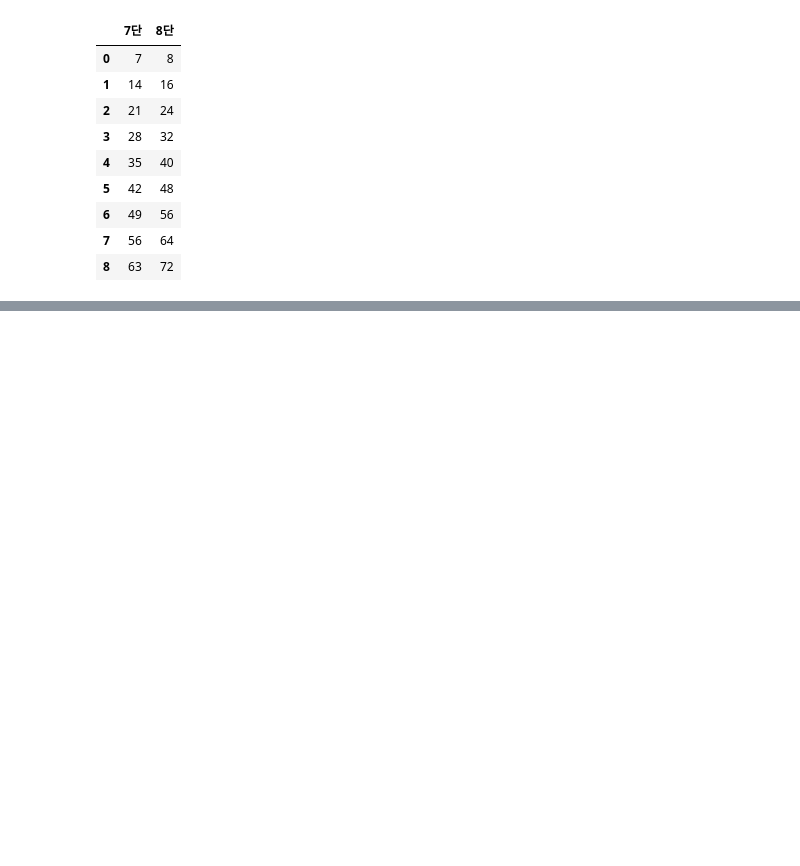
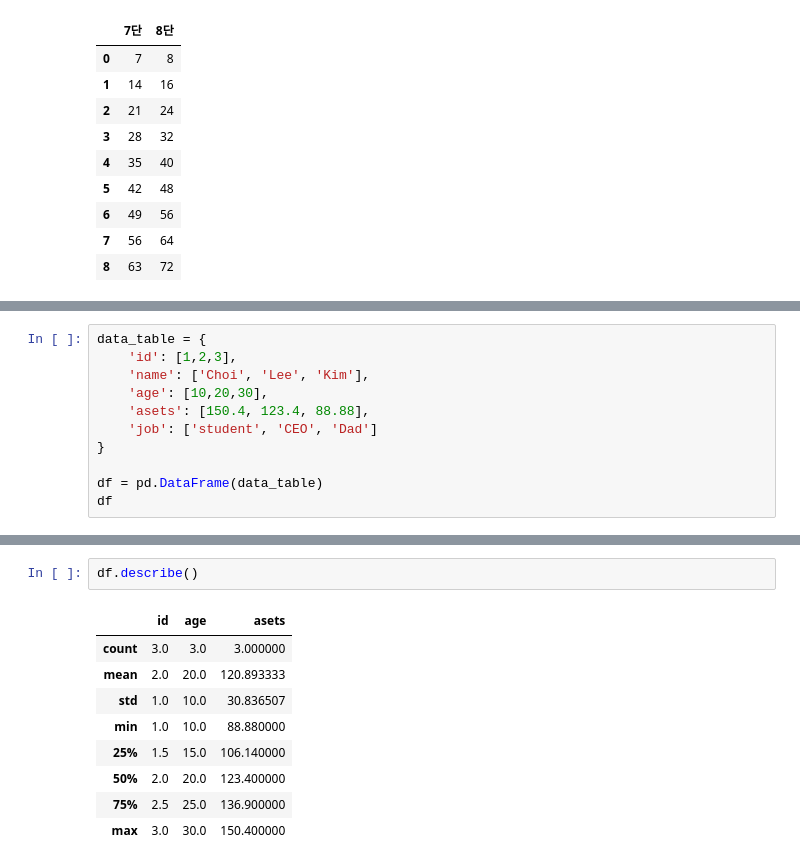
Before and after one commit to gasbugs/ML20221011, a Jupyter notebook: 2주차/4일차 - .ipynb, the cells around one changed output, grey strips where cells are left out. Drawn from its saved outputs; the diff is of its cells as text; blank space fills up the shorter version.

```diff
--- a/2주차/4일차 - .ipynb
+++ b/2주차/4일차 - .ipynb
@@ -282,0 +285,11 @@ df2.sort_index(axis=1, ascending=True)
+# %%
+data_table = {
+    'id': [1,2,3],
+    'name': ['Choi', 'Lee', 'Kim'],
+    'age': [10,20,30],
+    'asets': [150.4, 123.4, 88.88],
+    'job': ['student', 'CEO', 'Dad']
+}
+
+df = pd.DataFrame(data_table)
+df
@@ -282,0 +331,12 @@ df2.sort_index(axis=1, ascending=True)
+# %%
+df.describe()
+# %% [output]
+|  | id | age | asets |
+| count | 3.0 | 3.0 | 3.000000 |
+| mean | 2.0 | 20.0 | 120.893333 |
+| std | 1.0 | 10.0 | 30.836507 |
+| min | 1.0 | 10.0 | 88.880000 |
+| 25% | 1.5 | 15.0 | 106.140000 |
+| 50% | 2.0 | 20.0 | 123.400000 |
+| 75% | 2.5 | 25.0 | 136.900000 |
+| max | 3.0 | 30.0 | 150.400000 |
```
Also changed, not shown: parts of 25 cells of this notebook, 1 other file.
